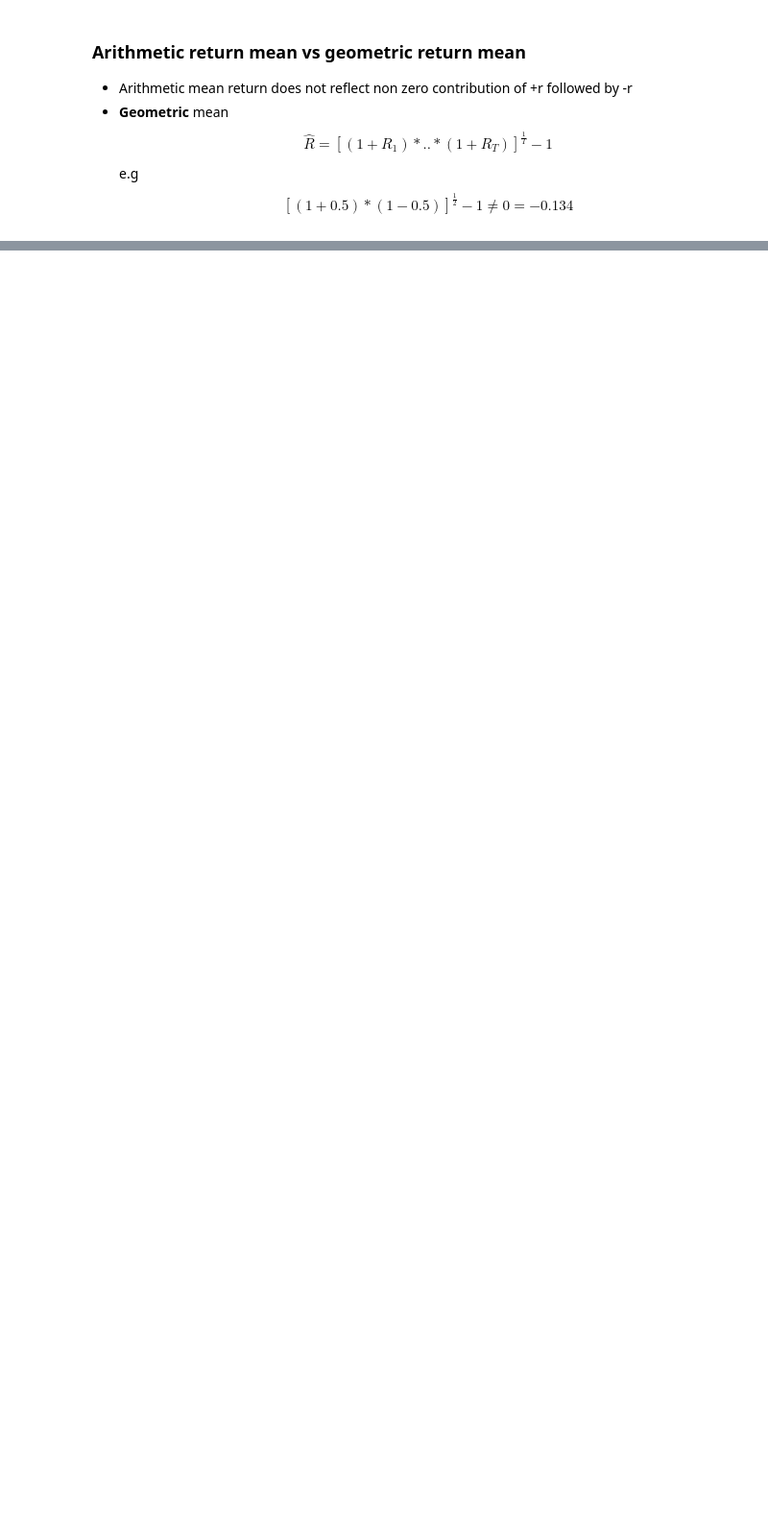
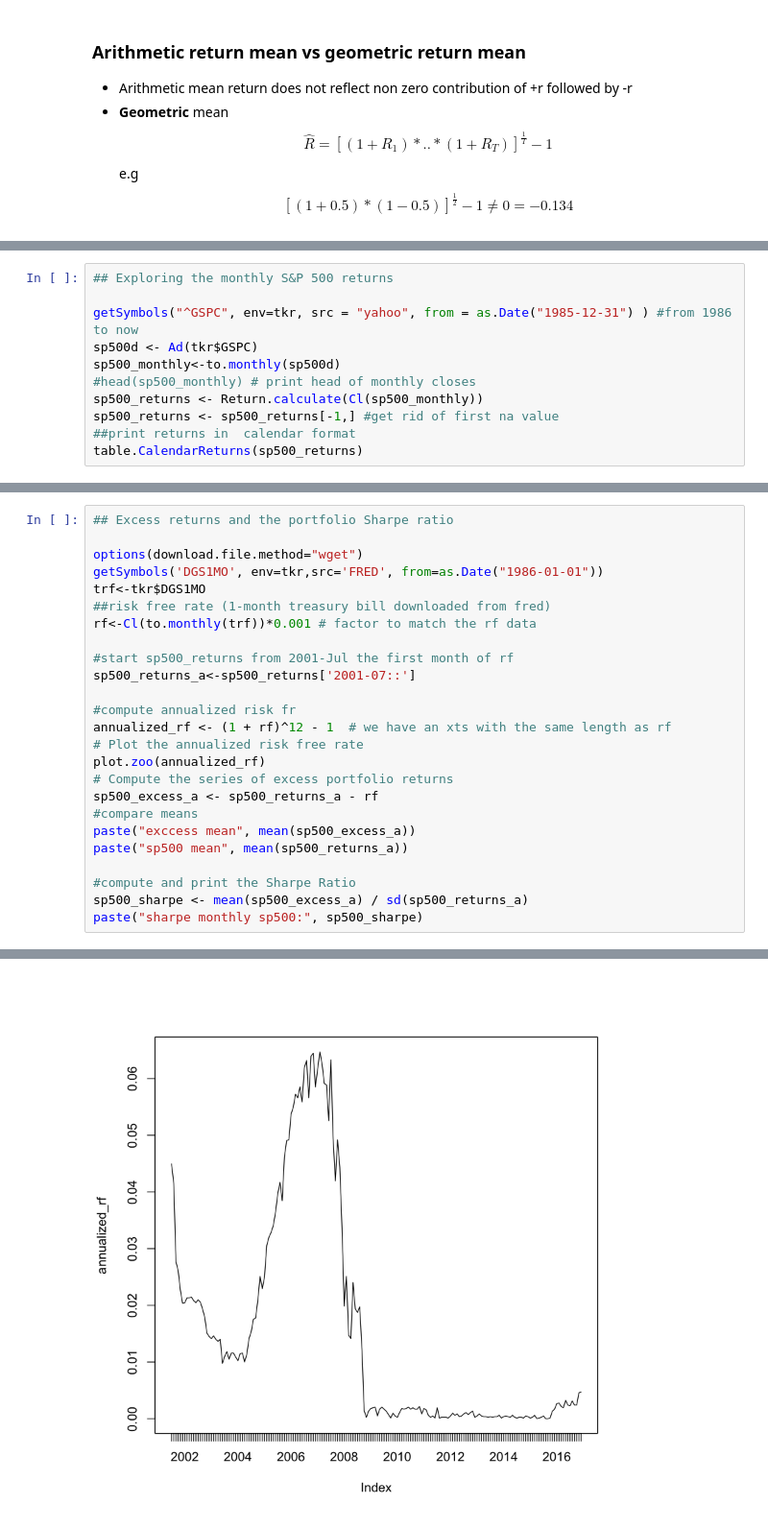
Before and after one commit to slzdevsnp/learn, a Jupyter notebook: fin_intro_portfolio_analysis/portfolio_analysis_part1.ipynb, the cells around one changed output, grey strips where cells are left out. Shown at 96% size. Cells and saved outputs as stored; diff of their text form; blank space fills up the shorter version.

```diff
--- a/fin_intro_portfolio_analysis/portfolio_analysis_part1.ipynb
+++ b/fin_intro_portfolio_analysis/portfolio_analysis_part1.ipynb
@@ -202,0 +201,11 @@ $$ [(1+0.5)*(1-0.5)]^{\frac{1}{2}} -1 \neq 0 = -0.134 $$
+# %%
+## Exploring the monthly S&P 500 returns
+
+getSymbols("^GSPC", env=tkr, src = "yahoo", from = as.Date("1985-12-31") ) #from 1986 to now
+sp500d <- Ad(tkr$GSPC)
+sp500_monthly<-to.monthly(sp500d)
+#head(sp500_monthly) # print head of monthly closes
+sp500_returns <- Return.calculate(Cl(sp500_monthly))
+sp500_returns <- sp500_returns[-1,] #get rid of first na value
+##print returns in  calendar format
+table.CalendarReturns(sp500_returns)
@@ -202,0 +290,26 @@ $$ [(1+0.5)*(1-0.5)]^{\frac{1}{2}} -1 \neq 0 = -0.134 $$
+# %%
+## Excess returns and the portfolio Sharpe ratio
+
+options(download.file.method="wget")
+getSymbols('DGS1MO', env=tkr,src='FRED', from=as.Date("1986-01-01"))
+trf<-tkr$DGS1MO
+##risk free rate (1-month treasury bill downloaded from fred)
+rf<-Cl(to.monthly(trf))*0.001 # factor to match the rf data
+
+#start sp500_returns from 2001-Jul the first month of rf
+sp500_returns_a<-sp500_returns['2001-07::']
+
+#compute annualized risk fr
+annualized_rf <- (1 + rf)^12 - 1  # we have an xts with the same length as rf
+# Plot the annualized risk free rate
+plot.zoo(annualized_rf)
+# Compute the series of excess portfolio returns
+sp500_excess_a <- sp500_returns_a - rf
+#compare means
+paste("exccess mean", mean(sp500_excess_a))
+paste("sp500 mean", mean(sp500_returns_a))
+
+#compute and print the Sharpe Ratio
+sp500_sharpe <- mean(sp500_excess_a) / sd(sp500_returns_a)
+paste("sharpe monthly sp500:", sp500_sharpe)
+# %% [output]
@@ -202,0 +322 @@ $$ [(1+0.5)*(1-0.5)]^{\frac{1}{2}} -1 \neq 0 = -0.134 $$
+[figure, added]
```
Also changed, not shown: parts of 21 cells of this notebook, 1 other file.
